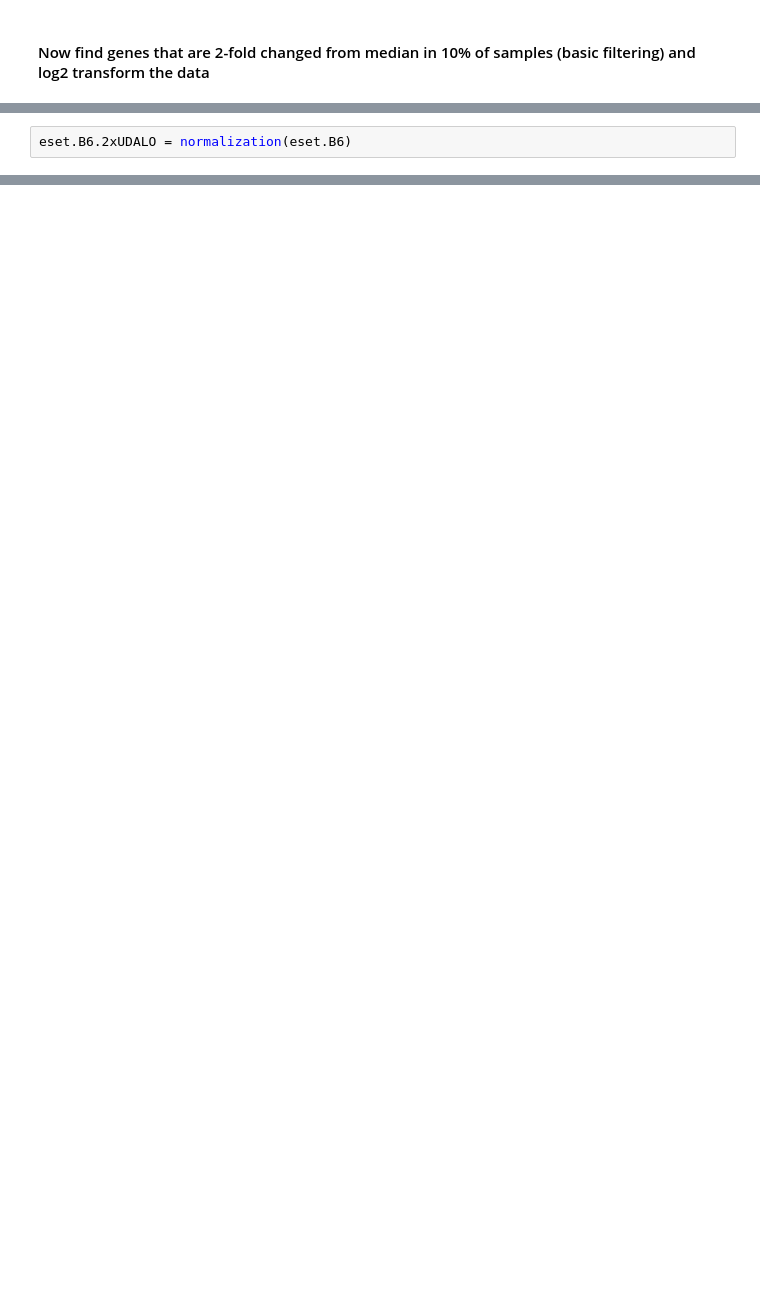
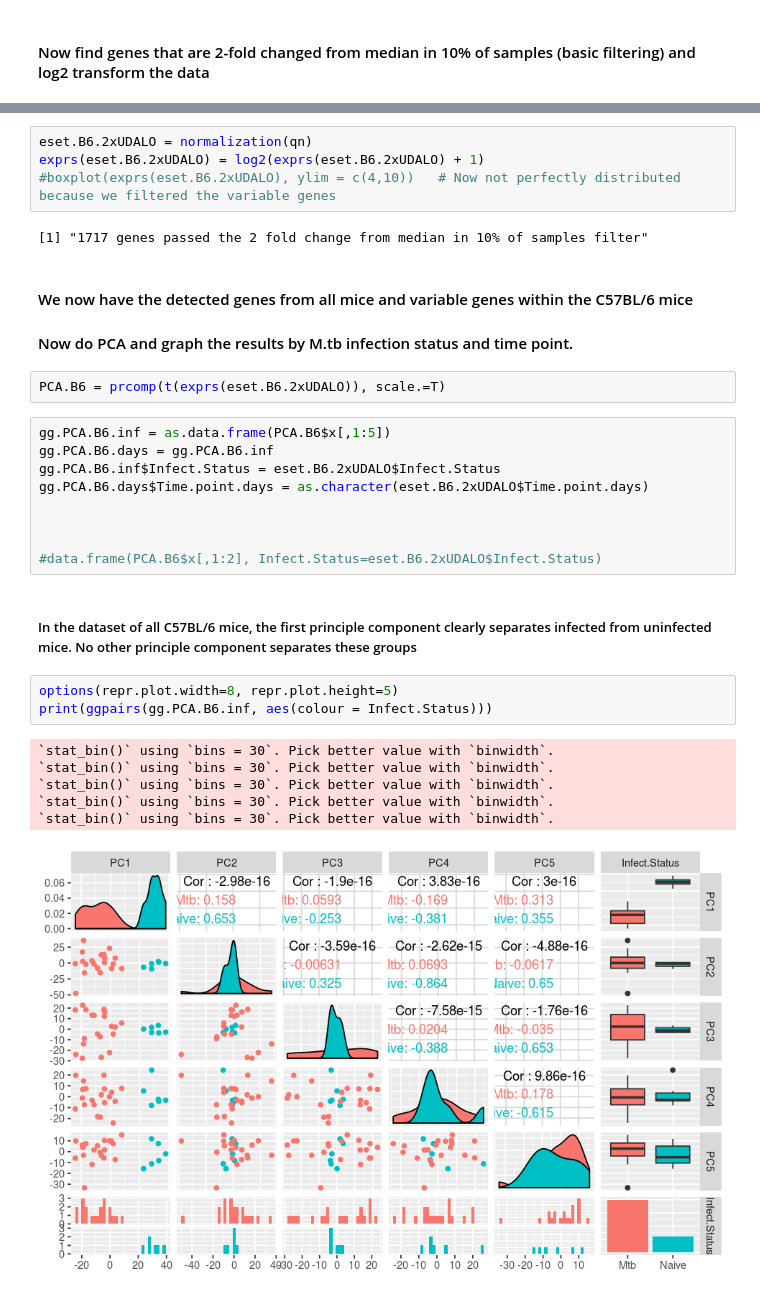
Before and after one commit to remi10001/TB, a Jupyter notebook: Time Since Infection RNA_Paper_Analysis.ipynb, the cells around one changed output, grey strips where cells are left out. Cells and saved outputs as stored; diff of their text form; blank space fills up the shorter version.

Commit message:
Latest time since infection code

```diff
--- a/Time Since Infection RNA_Paper_Analysis.ipynb
+++ b/Time Since Infection RNA_Paper_Analysis.ipynb
@@ -152,2 +153,0 @@ boxplot(exprs(eset.B6[,1:10]))
-# %%
-eset.B6.2xUDALO = normalization(eset.B6)
@@ -157,0 +154,32 @@ eset.B6.2xUDALO = normalization(eset.B6)
+# %%
+eset.B6.2xUDALO = normalization(qn)
+exprs(eset.B6.2xUDALO) = log2(exprs(eset.B6.2xUDALO) + 1)
+#boxplot(exprs(eset.B6.2xUDALO), ylim = c(4,10))   # Now not perfectly distributed because we filtered the variable genes
+# %% [output]
+[1] "1717 genes passed the 2 fold change from median in 10% of samples filter"
+# %% [markdown]
+#### We now have the detected genes from all mice and variable genes within the C57BL/6 mice
+#### Now do PCA and graph the results by M.tb infection status and time point.
+# %%
+PCA.B6 = prcomp(t(exprs(eset.B6.2xUDALO)), scale.=T)
+# %%
+gg.PCA.B6.inf = as.data.frame(PCA.B6$x[,1:5])
+gg.PCA.B6.days = gg.PCA.B6.inf
+gg.PCA.B6.inf$Infect.Status = eset.B6.2xUDALO$Infect.Status
+gg.PCA.B6.days$Time.point.days = as.character(eset.B6.2xUDALO$Time.point.days)
+
+
+
+#data.frame(PCA.B6$x[,1:2], Infect.Status=eset.B6.2xUDALO$Infect.Status)
+# %% [markdown]
+##### In the dataset of all C57BL/6 mice, the first principle component clearly separates infected from uninfected mice. No other principle component separates these groups
+# %%
+options(repr.plot.width=8, repr.plot.height=5)
+print(ggpairs(gg.PCA.B6.inf, aes(colour = Infect.Status)))
+# %% [output]
+`stat_bin()` using `bins = 30`. Pick better value with `binwidth`.
+`stat_bin()` using `bins = 30`. Pick better value with `binwidth`.
+`stat_bin()` using `bins = 30`. Pick better value with `binwidth`.
+`stat_bin()` using `bins = 30`. Pick better value with `binwidth`.
+`stat_bin()` using `bins = 30`. Pick better value with `binwidth`.
+[figure, added]
```
Also changed, not shown: parts of 48 cells of this notebook.
